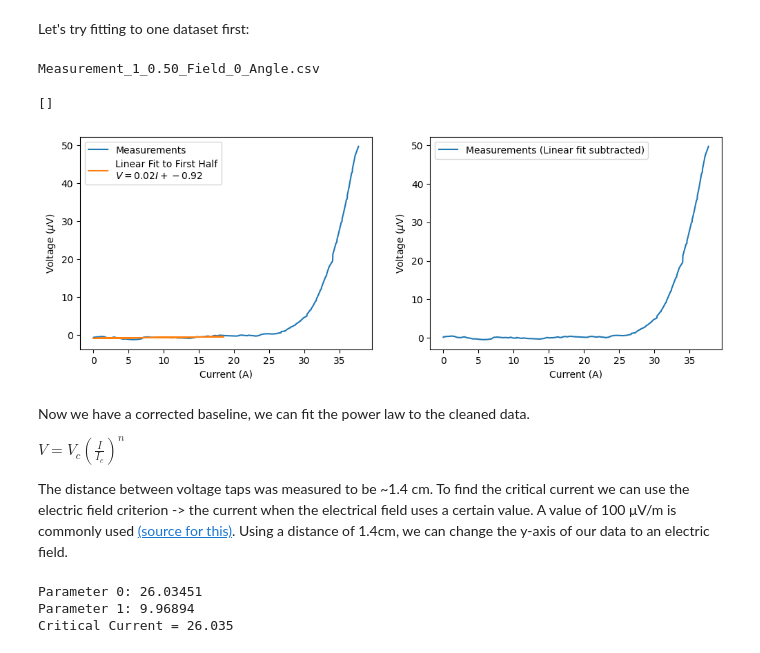
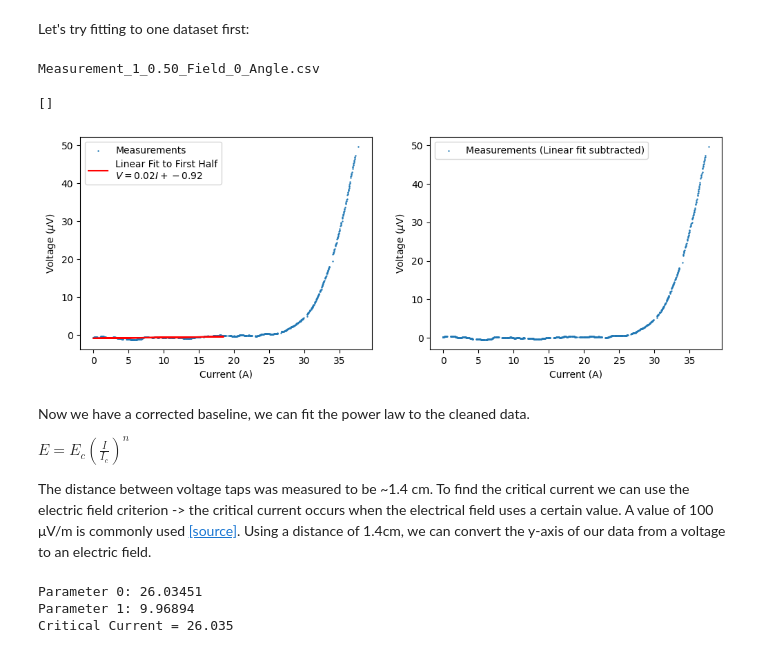
Before and after one commit to rcs19/jrn542_icy_durham, a Jupyter notebook: src/workbook.ipynb, the cells around one changed output. Saved outputs shown, nothing was run; the diff lists cells and outputs as text; code cells hidden in the pictures.

```diff
--- a/src/workbook.ipynb
+++ b/src/workbook.ipynb
@@ -168,38 +168,38 @@ Let's try fitting to one dataset first:
 # %%
 filename = 'data/theta0/Measurement_1_0.50_Field_0_Angle.csv'
 df = pd.read_csv(filename, skiprows=11, names=['current_A','voltage_uV','time_s'], sep='\\s+')
 
 # Linear Fitting to half the data
 half = round(len(df)*0.5) # Finds the row index halfway through the data (usually around I = 18A)
 slope, intercept = linregress(df[:half]['current_A'], df[:half]['voltage_uV'])[0:2]
 linear_yvalues = df['current_A']*slope + intercept # The y-values of the linear fit extrapolated to the whole range of data that we will subtract from our data.
 
 xdata = df['current_A']
 ydata = df['voltage_uV']
 ydata_clean = df['voltage_uV'] - linear_yvalues
 
 print(filename.split('/')[-1])
 fig, ax = plt.subplots(1,2, figsize=(12,4))
-ax[0].plot(xdata, ydata, label='Measurements')
-ax[0].plot(xdata[:half], linear_yvalues[:half], label=f'Linear Fit to First Half\n$V = {slope:.2f}I + {intercept:.2f}$')
+ax[0].scatter(xdata, ydata, s=0.5, label='Measurements')
+ax[0].plot(xdata[:half], linear_yvalues[:half], c='r', label=f'Linear Fit to First Half\n$V = {slope:.2f}I + {intercept:.2f}$')
 ax[0].set_xlabel('Current (A)')
 ax[0].set_ylabel('Voltage ($\\mu$V)')
 
-ax[1].plot(xdata, ydata_clean, label='Measurements (Linear fit subtracted)')
+ax[1].scatter(xdata, ydata_clean, s=0.5, label='Measurements (Linear fit subtracted)')
 ax[1].set_xlabel('Current (A)')
 ax[1].set_ylabel('Voltage ($\\mu$V)')
 
 ax[0].legend()
 ax[1].legend()
 plt.plot()
 # %% [output]
 Measurement_1_0.50_Field_0_Angle.csv
 []
-[figure, old version]
+[figure, new version]
 # %% [markdown]
 Now we have a corrected baseline, we can fit the power law to the cleaned data.
 
-$V = V_c \left( \frac{I}{I_c} \right)^n$
+$E = E_c \left( \frac{I}{I_c} \right)^n$
 
-The distance between voltage taps was measured to be ~1.4 cm. To find the critical current we can use the electric field criterion -> the current when the electrical field uses a certain value. A value of 100 μV/m is commonly used [(source for this)](https://link.springer.com/chapter/10.1007/978-3-540-44515-9_5#:~:text=The%20most%20general%20method%20for,also%20called%20the%20resistive%20method.). Using a distance of 1.4cm, we can change the y-axis of our data to an electric field.
+The distance between voltage taps was measured to be ~1.4 cm. To find the critical current we can use the electric field criterion -> the critical current occurs when the electrical field uses a certain value. A value of 100 μV/m is commonly used [[source]](https://link.springer.com/chapter/10.1007/978-3-540-44515-9_5#:~:text=The%20most%20general%20method%20for,also%20called%20the%20resistive%20method.). Using a distance of 1.4cm, we can convert the y-axis of our data from a voltage to an electric field.
 # %%
```
Also changed, not shown: parts of 1 cell of this notebook.
